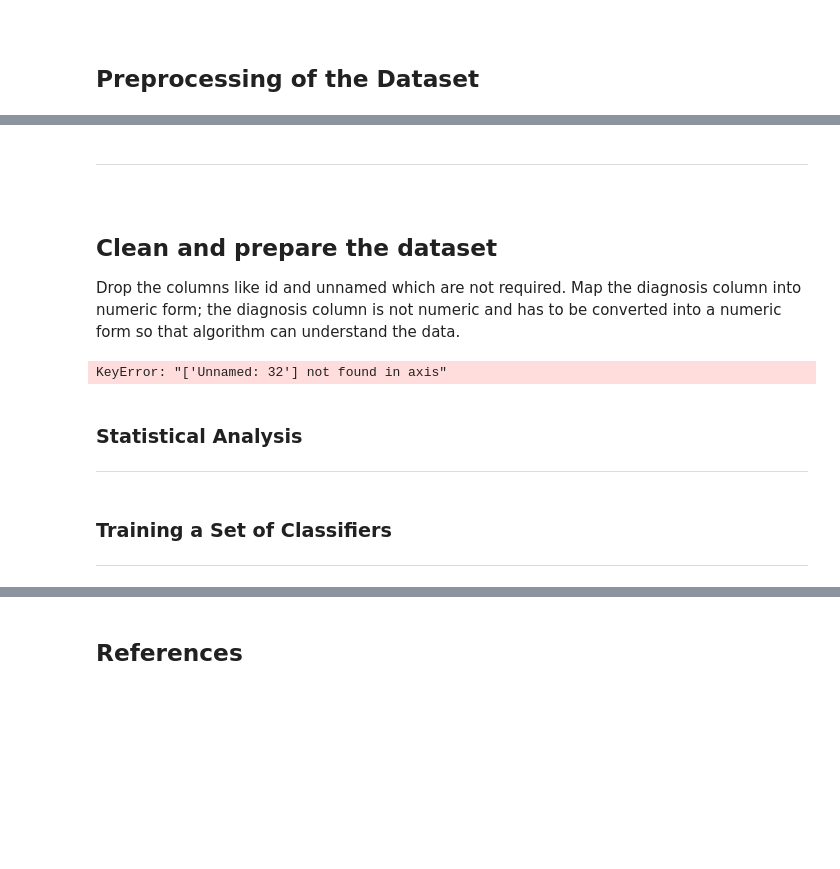
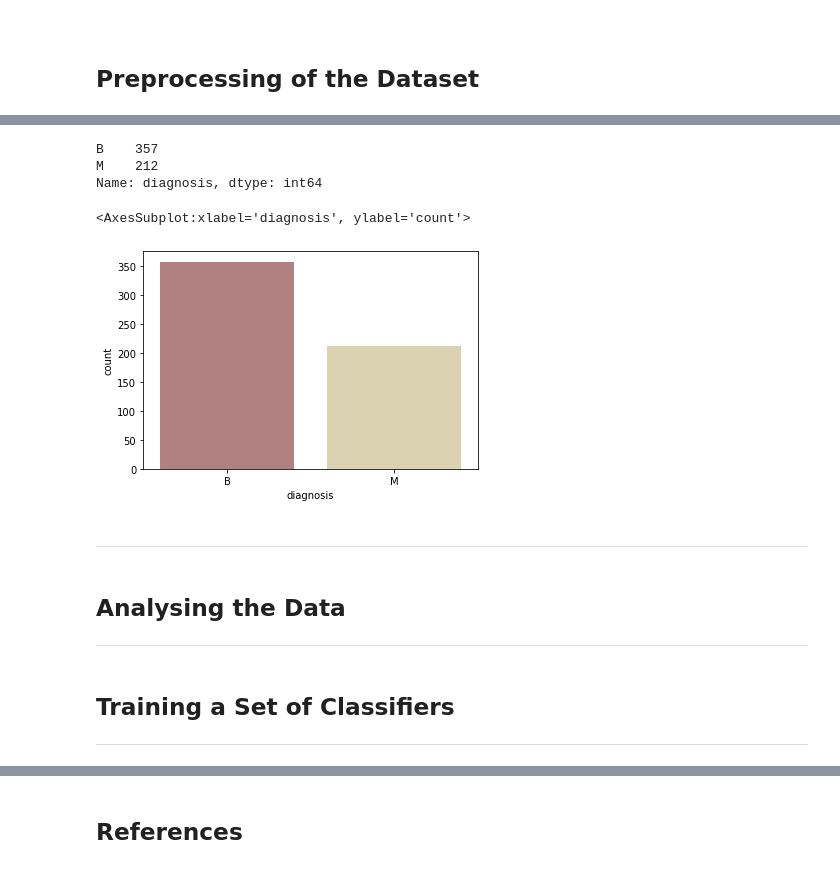
Before and after one commit to JTohall/PFDA_Project, a Jupyter notebook: Project.ipynb, the cells around one changed output, grey strips where cells are left out. Cells and saved outputs as stored; diff of their text form; code cells hidden in the pictures; blank space fills up the shorter version.

Commit message:
analysing

```diff
--- a/Project.ipynb
+++ b/Project.ipynb
@@ -493,26 +607,27 @@ db.describe
+# %%
+# Using the value count command to count the instances "B" (benign) and "M" (malignant) appear.
+
+db['diagnosis'].value_counts()
+# %% [output]
+B    357
+M    212
+Name: diagnosis, dtype: int64
+# %%
+# Visualising the diagnosis
+# Using seaborn to plot the info in the diagnosis column
+
+sns.countplot(db['diagnosis'], palette='pink')
+# %% [output]
+<AxesSubplot:xlabel='diagnosis', ylabel='count'>
+[figure, added]
 # %% [markdown]
 ---
-# %% [markdown]
-<br/>
-
-## Clean and prepare the dataset
-
-Drop the columns like id and unnamed which are not required.
-Map the diagnosis column into numeric form; the diagnosis column is not numeric and has to be converted into a numeric form so that algorithm can understand the data.
-# %%
-db.drop('id', axis=1, inplace=True)
-
-db.drop('Unnamed: 32', axis=1, inplace=True)
-
-db.head()
-# %% [output]
-KeyError: "['Unnamed: 32'] not found in axis"
 # %% [markdown]
-### Statistical Analysis
+## Analysing the Data
 
 ---
 # %% [markdown]
-### Training a Set of Classifiers
+## Training a Set of Classifiers
 
 ---
 # %% [markdown]
```
Also changed, not shown: parts of 18 cells of this notebook.
